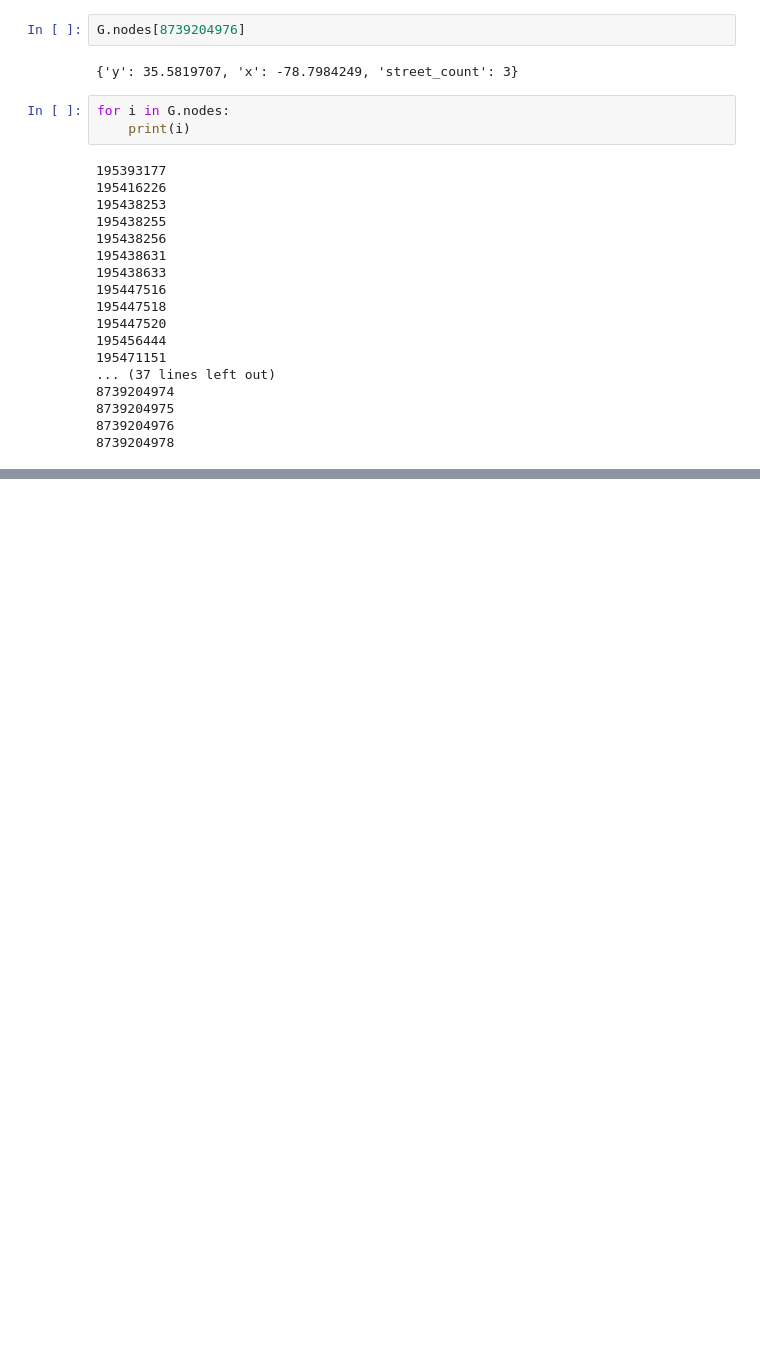
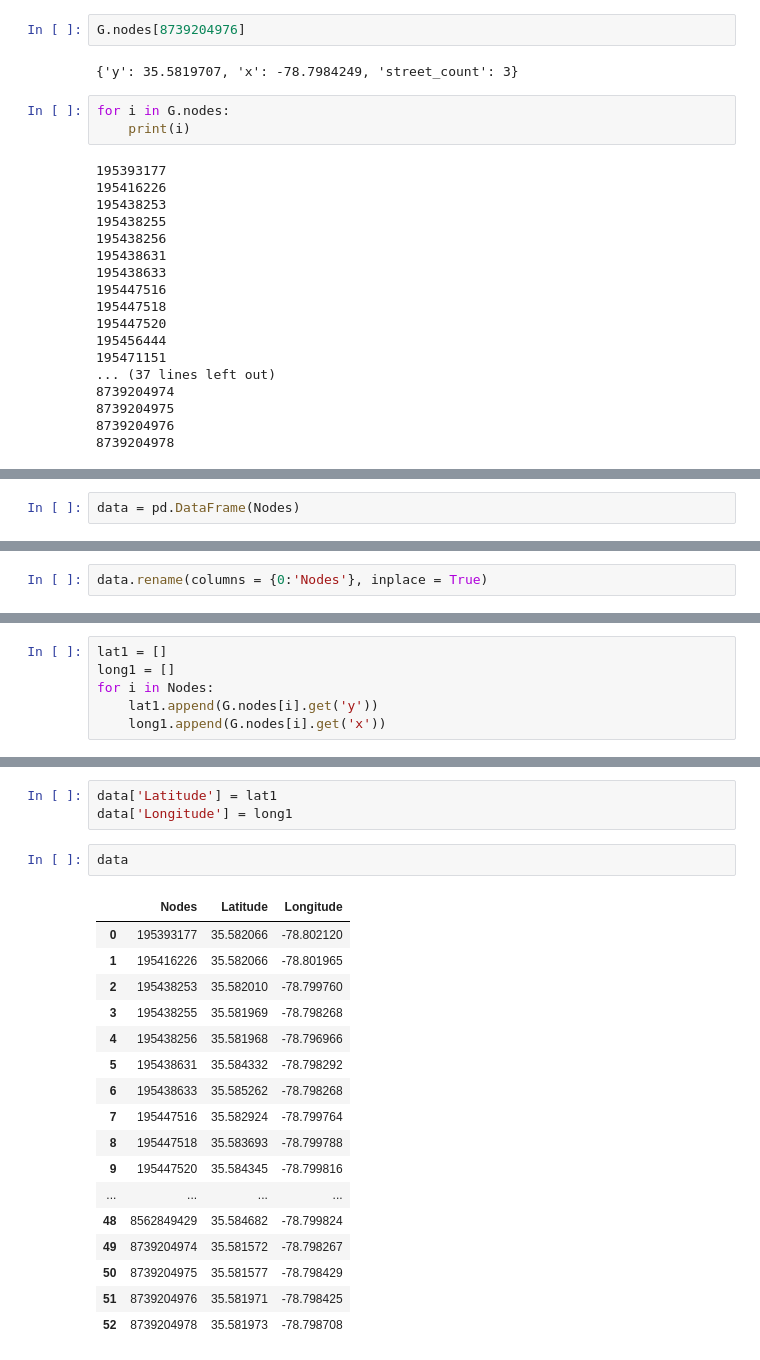
Before and after one commit to Monty2211/Optimal-City-Resource-Deployment-and-Path-Planning-with-Multiple-City-Agencies, a Jupyter notebook: Garbage-Pickup/Bounding Box Co-ordinates.ipynb, the cells around one changed output, grey strips where cells are left out. Cells and saved outputs as stored; diff of their text form; blank space fills up the shorter version.

```diff
--- a/Garbage-Pickup/Bounding Box Co-ordinates.ipynb
+++ b/Garbage-Pickup/Bounding Box Co-ordinates.ipynb
@@ -78,0 +107,2 @@ for i in G.nodes:
+# %%
+data = pd.DataFrame(Nodes)
@@ -78,0 +129,2 @@ for i in G.nodes:
+# %%
+data.rename(columns = {0:'Nodes'}, inplace = True)
@@ -78,0 +167,6 @@ for i in G.nodes:
+# %%
+lat1 = []
+long1 = []
+for i in Nodes:
+    lat1.append(G.nodes[i].get('y'))
+    long1.append(G.nodes[i].get('x'))
@@ -78,0 +193,23 @@ for i in G.nodes:
+# %%
+data['Latitude'] = lat1
+data['Longitude'] = long1
+# %%
+data
+# %% [output]
+|  | Nodes | Latitude | Longitude |
+| 0 | 195393177 | 35.582066 | -78.802120 |
+| 1 | 195416226 | 35.582066 | -78.801965 |
+| 2 | 195438253 | 35.582010 | -78.799760 |
+| 3 | 195438255 | 35.581969 | -78.798268 |
+| 4 | 195438256 | 35.581968 | -78.796966 |
+| 5 | 195438631 | 35.584332 | -78.798292 |
+| 6 | 195438633 | 35.585262 | -78.798268 |
+| 7 | 195447516 | 35.582924 | -78.799764 |
+| 8 | 195447518 | 35.583693 | -78.799788 |
+| 9 | 195447520 | 35.584345 | -78.799816 |
+| ... | ... | ... | ... |
+| 48 | 8562849429 | 35.584682 | -78.799824 |
+| 49 | 8739204974 | 35.581572 | -78.798267 |
+| 50 | 8739204975 | 35.581577 | -78.798429 |
+| 51 | 8739204976 | 35.581971 | -78.798425 |
+| 52 | 8739204978 | 35.581973 | -78.798708 |
```
Also changed, not shown: parts of 16 cells of this notebook.
